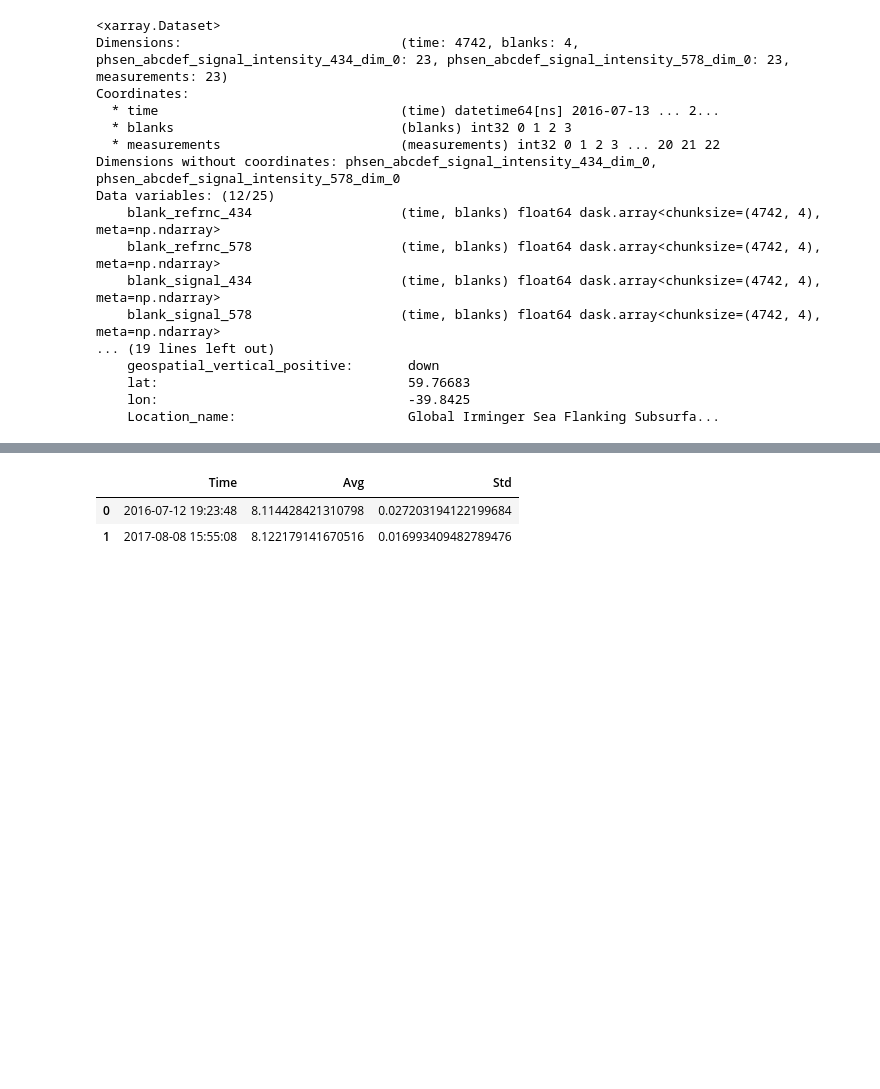
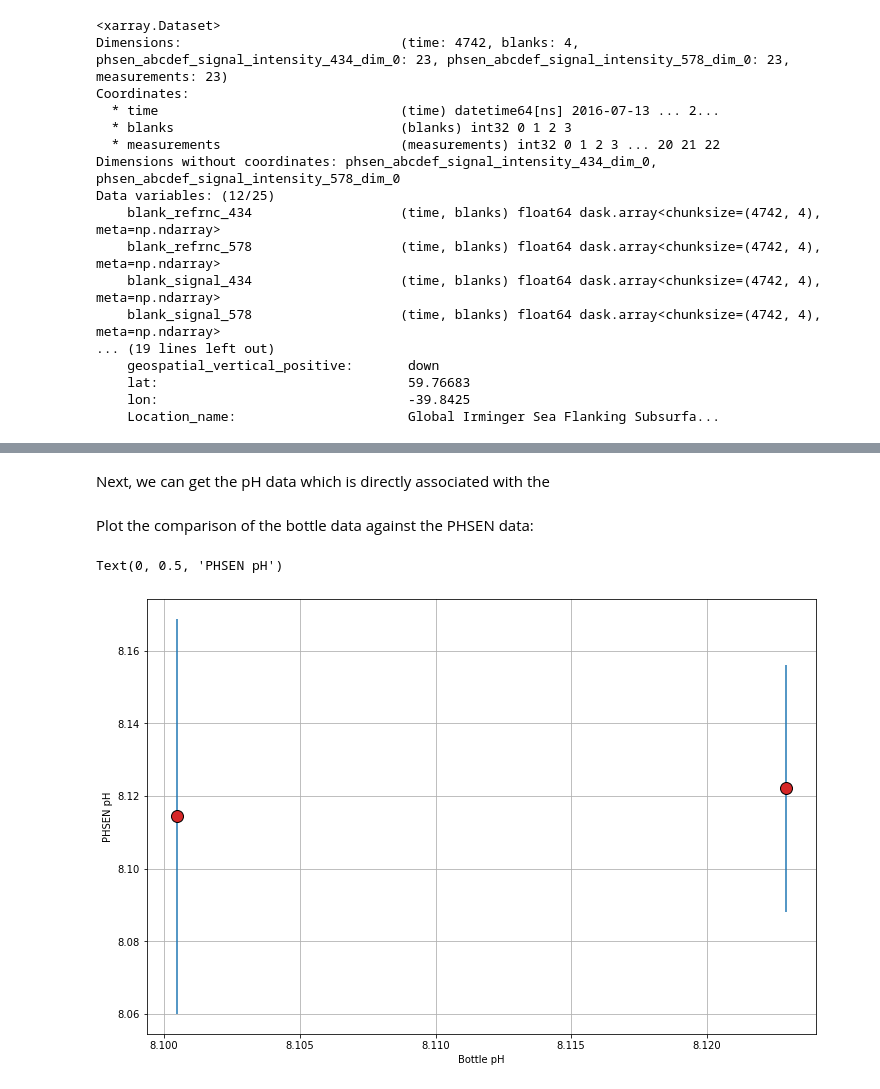
Before and after one commit to reedan88/OCB-BGC_Carbonate_Working_Group, a Jupyter notebook: scripts/PHSEN.ipynb, the cells around one changed output, grey strips where cells are left out. Cells and saved outputs as stored; diff of their text form; code cells hidden in the pictures; blank space fills up the shorter version.

```diff
--- a/scripts/PHSEN.ipynb
+++ b/scripts/PHSEN.ipynb
@@ -732,5 +785,7 @@ ax.legend(["PHSEN", "Bottle Data"])
 # %%
 pH_data_dep3["Start Time [UTC]"] = pH_data_dep3["Start Time [UTC]"].apply(lambda x: x.tz_localize(None))
+# %% [markdown]
+Next, we can get the pH data which is directly associated with the
 # %%
 # Get the data to directly compare values
 # Find data which is +/- 12-hours of each bottle to normalize over a daily-cycle
@@ -745,11 +800,18 @@ for t in pH_data_dep3["Start Time [UTC]"]:
         "Avg": pH_phsen_avg,
         "Std": pH_phsen_std
     }, ignore_index=True)
-# %%
-results
-# %% [output]
-|  | Time | Avg | Std |
-| 0 | 2016-07-12 19:23:48 | 8.114428421310798 | 0.027203194122199684 |
-| 1 | 2017-08-08 15:55:08 | 8.122179141670516 | 0.016993409482789476 |
+# %% [markdown]
+Plot the comparison of the bottle data against the PHSEN data:
+# %%
+fig, ax = plt.subplots(figsize=(12, 8))
+
+ax.vlines(pH_data_dep3["Calculated pH"], results["Avg"]-results["Std"]*2, results["Avg"]+results["Std"]*2)
+ax.plot(pH_data_dep3["Calculated pH"], results["Avg"], marker="o", linestyle="", color="tab:red", markeredgecolor="black", markersize=12)
+ax.grid()
+ax.set_xlabel("Bottle pH")
+ax.set_ylabel("PHSEN pH")
+# %% [output]
+Text(0, 0.5, 'PHSEN pH')
+[figure, added]
 # %%
 # Can now compare the individual bottle values against the PHSEN-derived values
```
Also changed, not shown: parts of 37 cells of this notebook.
